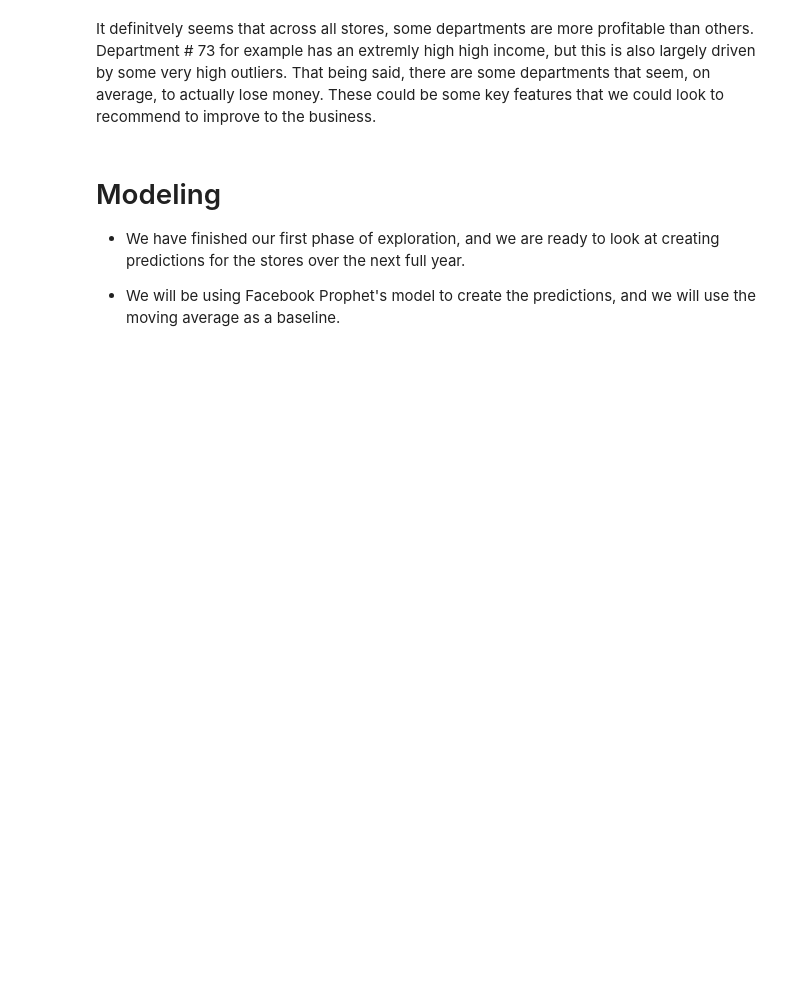
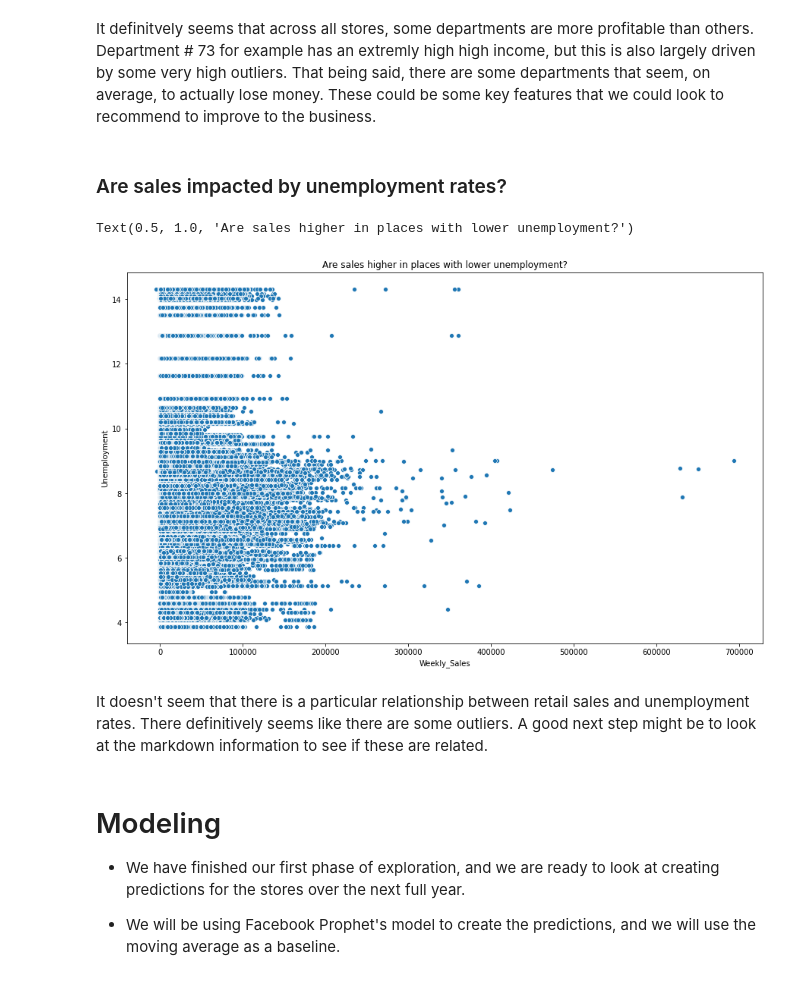
Before and after one commit to guedanie/retail-time-series-project, a Jupyter notebook: retail-time-series-analysis.ipynb, the cells around one changed output. Drawn from its saved outputs; the diff is of its cells as text; code cells hidden in the pictures; blank space fills up the shorter version.

```diff
--- a/retail-time-series-analysis.ipynb
+++ b/retail-time-series-analysis.ipynb
@@ -387,6 +387,17 @@ Text(0.5, 1.0, 'Mean Income Per Department in 2011')
 [figure]
 # %% [markdown]
 It definitvely seems that across all stores, some departments are more profitable than others. Department # 73 for example has an extremly high high income, but this is also largely driven by some very high outliers. That being said, there are some departments that seem, on average, to actually lose money. These could be some key features that we could look to recommend to improve to the business.
+# %% [markdown]
+### Are sales impacted by unemployment rates?
+# %%
+plt.figure(figsize=(15, 9))
+sns.scatterplot(data=df, x="Weekly_Sales", y="Unemployment")
+plt.title("Are sales higher in places with lower unemployment?")
+# %% [output]
+Text(0.5, 1.0, 'Are sales higher in places with lower unemployment?')
+[figure, added]
+# %% [markdown]
+It doesn't seem that there is a particular relationship between retail sales and unemployment rates. There definitively seems like there are some outliers. A good next step might be to look at the markdown information to see if these are related.
 # %% [markdown]
 # Modeling
 
```
Also changed, not shown: parts of 18 cells of this notebook.
